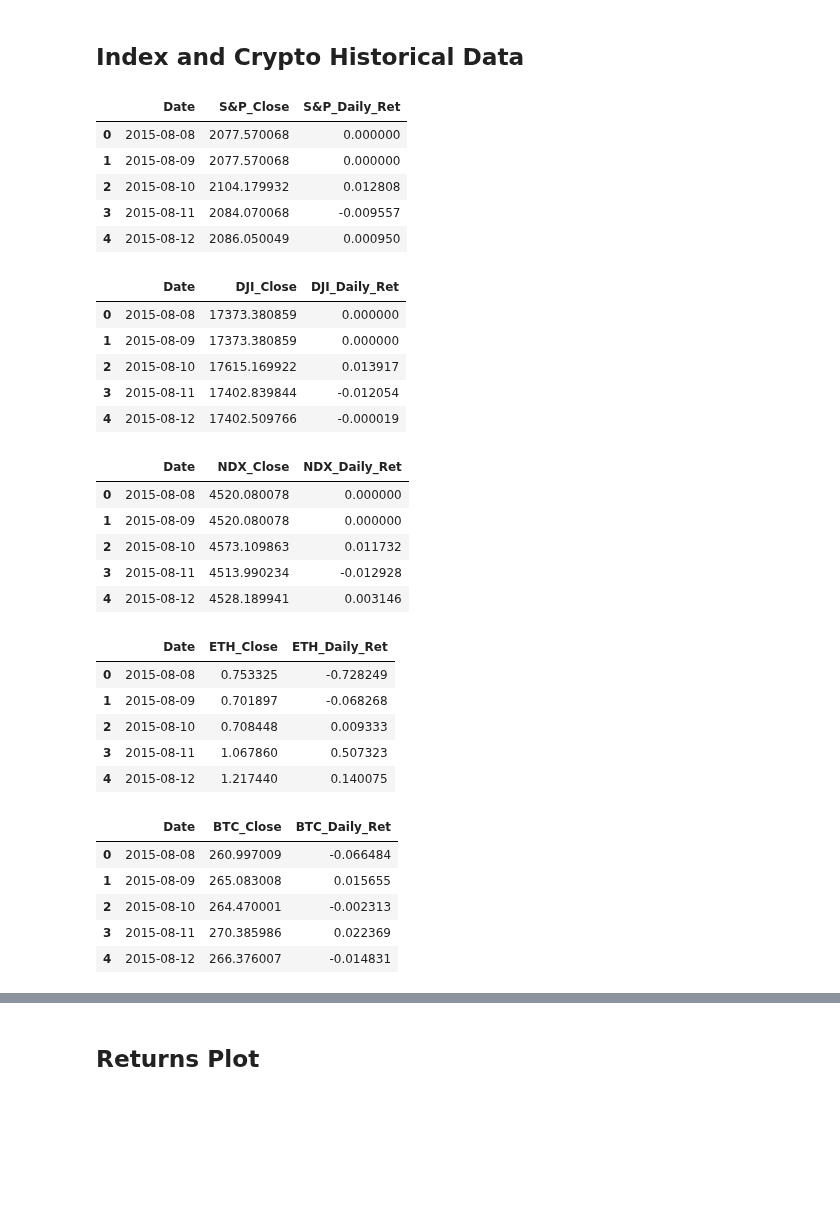
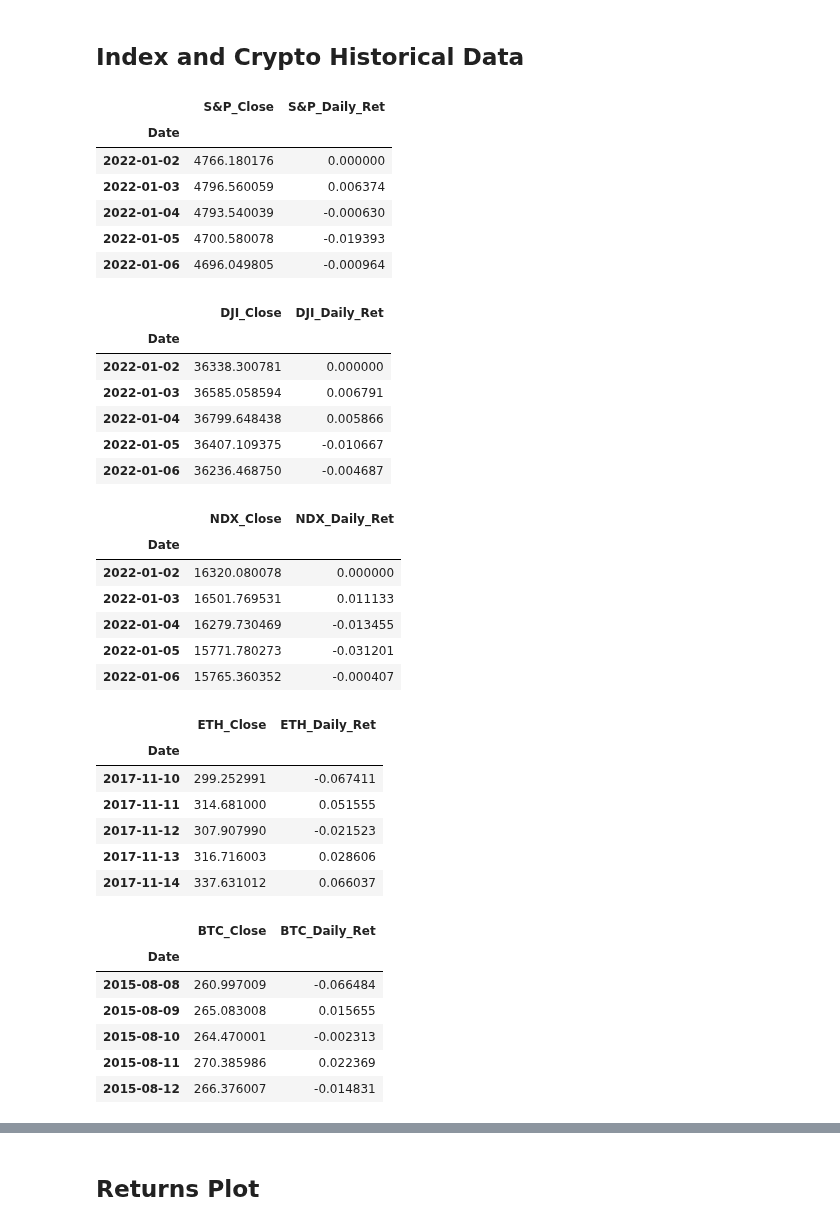
Before and after one commit to dbogatic/crypto-analysis, a Jupyter notebook: comparison.ipynb, the cells around one changed output, grey strips where cells are left out. Cells and saved outputs as stored; diff of their text form; code cells hidden in the pictures; blank space fills up the shorter version.

```diff
--- a/comparison.ipynb
+++ b/comparison.ipynb
@@ -24,24 +24,25 @@ history_df.to_csv('resources/dji_history.csv')
 # %%
 # Read in "Adj Close" and "Date" columns and rename column
 sp_historical = pd.read_csv('resources/sp_history.csv', parse_dates=True, usecols=['Date','Adj Close'], index_col='Date')
 
 # Rename column
 sp_close = sp_historical.rename(columns={'Adj Close':'S&P_Close'})
 
 # Calculate daily return
 sp_close['S&P_Daily_Ret'] = sp_close['S&P_Close'].pct_change()
 
 # Select date range starting from 2015-08-08 to have the same starting date for all datasets
 sp_close = sp_close.loc['2015-08-08':,:]
-sp_close = sp_close.reset_index()
-sp_close.head()
+#sp_close = sp_close.reset_index()
+sp_close.tail()
 # %% [output]
-|  | Date | S&P_Close | S&P_Daily_Ret |
-| 0 | 2015-08-08 | 2077.570068 | 0.000000 |
-| 1 | 2015-08-09 | 2077.570068 | 0.000000 |
-| 2 | 2015-08-10 | 2104.179932 | 0.012808 |
-| 3 | 2015-08-11 | 2084.070068 | -0.009557 |
-| 4 | 2015-08-12 | 2086.050049 | 0.000950 |
+|  | S&P_Close | S&P_Daily_Ret |
+| Date |  |  |
+| 2022-01-02 | 4766.180176 | 0.000000 |
+| 2022-01-03 | 4796.560059 | 0.006374 |
+| 2022-01-04 | 4793.540039 | -0.000630 |
+| 2022-01-05 | 4700.580078 | -0.019393 |
+| 2022-01-06 | 4696.049805 | -0.000964 |
 # %%
 dji_historical = pd.read_csv('resources/dji_history.csv', parse_dates=True, usecols=['Date','Adj Close'], index_col='Date')
 
@@ -49,15 +50,16 @@ dji_close = dji_historical.rename(columns={'Adj Close':'DJI_Close'})
 dji_close['DJI_Daily_Ret'] = dji_close['DJI_Close'].pct_change()
 
 dji_close = dji_close.loc['2015-08-08':,:]
-dji_close = dji_close.reset_index()
-dji_close.head()
+#dji_close = dji_close.reset_index()
+dji_close.tail()
 # %% [output]
-|  | Date | DJI_Close | DJI_Daily_Ret |
-| 0 | 2015-08-08 | 17373.380859 | 0.000000 |
-| 1 | 2015-08-09 | 17373.380859 | 0.000000 |
-| 2 | 2015-08-10 | 17615.169922 | 0.013917 |
-| 3 | 2015-08-11 | 17402.839844 | -0.012054 |
-| 4 | 2015-08-12 | 17402.509766 | -0.000019 |
+|  | DJI_Close | DJI_Daily_Ret |
+| Date |  |  |
+| 2022-01-02 | 36338.300781 | 0.000000 |
+| 2022-01-03 | 36585.058594 | 0.006791 |
+| 2022-01-04 | 36799.648438 | 0.005866 |
+| 2022-01-05 | 36407.109375 | -0.010667 |
+| 2022-01-06 | 36236.468750 | -0.004687 |
 # %%
 ndx_historical = pd.read_csv('resources/ndx_history.csv', parse_dates=True, usecols=['Date','Adj Close'], index_col='Date')
 
@@ -65,31 +67,33 @@ ndx_close = ndx_historical.rename(columns={'Adj Close':'NDX_Close'})
 ndx_close['NDX_Daily_Ret'] = ndx_close['NDX_Close'].pct_change()
 
 ndx_close = ndx_close.loc['2015-08-08':,:]
-ndx_close = ndx_close.reset_index()
-ndx_close.head()
+#ndx_close = ndx_close.reset_index()
+ndx_close.tail()
 # %% [output]
-|  | Date | NDX_Close | NDX_Daily_Ret |
-| 0 | 2015-08-08 | 4520.080078 | 0.000000 |
-| 1 | 2015-08-09 | 4520.080078 | 0.000000 |
-| 2 | 2015-08-10 | 4573.109863 | 0.011732 |
-| 3 | 2015-08-11 | 4513.990234 | -0.012928 |
-| 4 | 2015-08-12 | 4528.189941 | 0.003146 |
+|  | NDX_Close | NDX_Daily_Ret |
+| Date |  |  |
+| 2022-01-02 | 16320.080078 | 0.000000 |
+| 2022-01-03 | 16501.769531 | 0.011133 |
+| 2022-01-04 | 16279.730469 | -0.013455 |
+| 2022-01-05 | 15771.780273 | -0.031201 |
+| 2022-01-06 | 15765.360352 | -0.000407 |
 # %%
 eth_historical = pd.read_csv('resources/ETH-USD.csv', parse_dates=True, usecols=['Date','Adj Close'], index_col='Date')
 
 eth_close = eth_historical.rename(columns={'Adj Close':'ETH_Close'})
 eth_close['ETH_Daily_Ret'] = eth_close['ETH_Close'].pct_change()
+eth_close = eth_close.dropna()
 
 eth_close = eth_close.loc['2015-08-08':,:]
-eth_close = eth_close.reset_index()
 eth_close.head()
 # %% [output]
-|  | Date | ETH_Close | ETH_Daily_Ret |
-| 0 | 2015-08-08 | 0.753325 | -0.728249 |
-| 1 | 2015-08-09 | 0.701897 | -0.068268 |
-| 2 | 2015-08-10 | 0.708448 | 0.009333 |
-| 3 | 2015-08-11 | 1.067860 | 0.507323 |
-| 4 | 2015-08-12 | 1.217440 | 0.140075 |
+|  | ETH_Close | ETH_Daily_Ret |
+| Date |  |  |
+| 2017-11-10 | 299.252991 | -0.067411 |
+| 2017-11-11 | 314.681000 | 0.051555 |
+| 2017-11-12 | 307.907990 | -0.021523 |
+| 2017-11-13 | 316.716003 | 0.028606 |
+| 2017-11-14 | 337.631012 | 0.066037 |
 # %%
 btc_historical = pd.read_csv('resources/BTC-USD.csv', parse_dates=True, usecols=['Date','Adj Close'], index_col='Date')
 
@@ -97,14 +101,14 @@ btc_close = btc_historical.rename(columns={'Adj Close':'BTC_Close'})
 btc_close['BTC_Daily_Ret'] = btc_close['BTC_Close'].pct_change()
 
 btc_close = btc_close.loc['2015-08-08':,:]
-btc_close = btc_close.reset_index()
 btc_close.head()
 # %% [output]
-|  | Date | BTC_Close | BTC_Daily_Ret |
-| 0 | 2015-08-08 | 260.997009 | -0.066484 |
-| 1 | 2015-08-09 | 265.083008 | 0.015655 |
-| 2 | 2015-08-10 | 264.470001 | -0.002313 |
-| 3 | 2015-08-11 | 270.385986 | 0.022369 |
-| 4 | 2015-08-12 | 266.376007 | -0.014831 |
+|  | BTC_Close | BTC_Daily_Ret |
+| Date |  |  |
+| 2015-08-08 | 260.997009 | -0.066484 |
+| 2015-08-09 | 265.083008 | 0.015655 |
+| 2015-08-10 | 264.470001 | -0.002313 |
+| 2015-08-11 | 270.385986 | 0.022369 |
+| 2015-08-12 | 266.376007 | -0.014831 |
 # %%
 # Concat Close prices into one Dataframe
```
Also changed, not shown: parts of 13 cells of this notebook, 39 other files.
